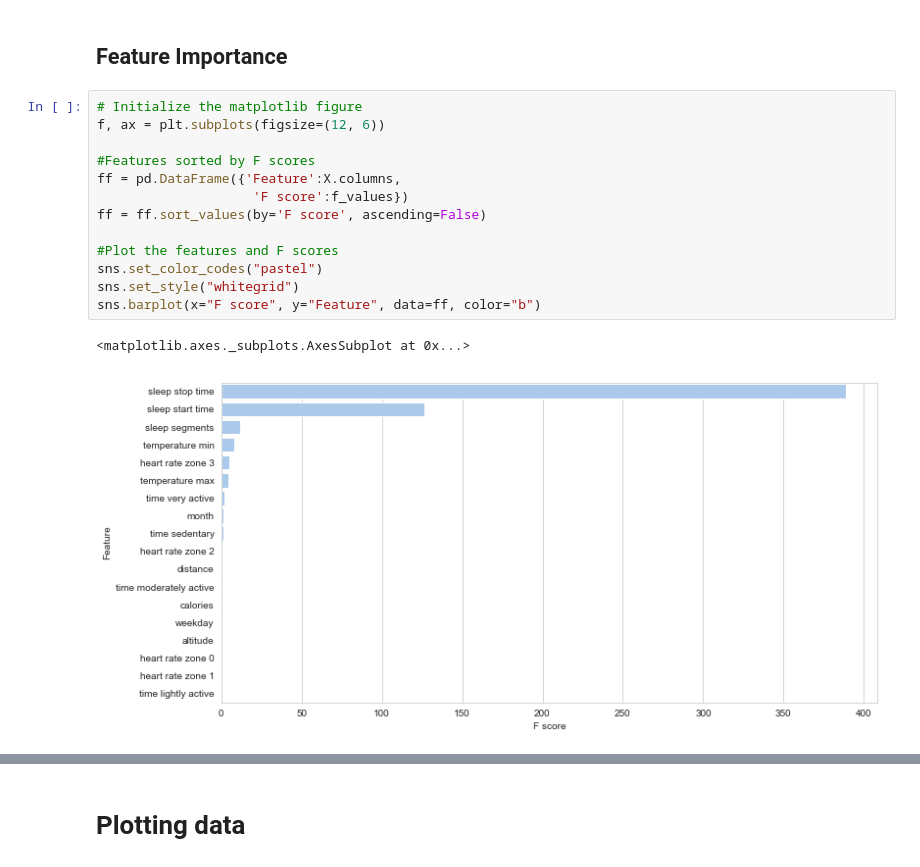
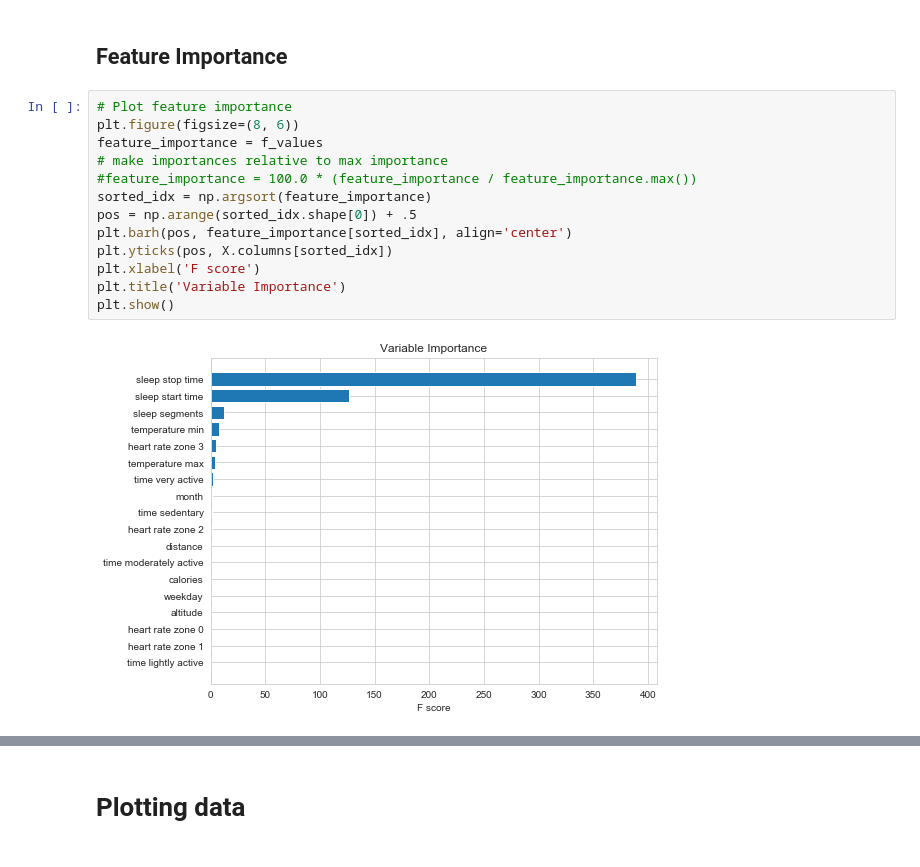
Before and after one commit to Amita22/Machine-Learning-Fitbit-Sleep, a Jupyter notebook: analysis.ipynb, the cells around one changed output, grey strips where cells are left out. Drawn from its saved outputs; the diff is of its cells as text.

```diff
--- a/analysis.ipynb
+++ b/analysis.ipynb
@@ -390,18 +396,17 @@ f_values, p_values = f_regression(X, y)
 # %% [markdown]
 ## Feature Importance
-# %%
-# Initialize the matplotlib figure
-f, ax = plt.subplots(figsize=(12, 6))
-
-#Features sorted by F scores
-ff = pd.DataFrame({'Feature':X.columns,
-                    'F score':f_values})
-ff = ff.sort_values(by='F score', ascending=False)
-
-#Plot the features and F scores
-sns.set_color_codes("pastel")
-sns.set_style("whitegrid")
-sns.barplot(x="F score", y="Feature", data=ff, color="b")
-# %% [output]
-<matplotlib.axes._subplots.AxesSubplot at 0x...>
-[figure, removed]
+# %%
+# Plot feature importance
+plt.figure(figsize=(8, 6))
+feature_importance = f_values
+# make importances relative to max importance
+#feature_importance = 100.0 * (feature_importance / feature_importance.max())
+sorted_idx = np.argsort(feature_importance)
+pos = np.arange(sorted_idx.shape[0]) + .5
+plt.barh(pos, feature_importance[sorted_idx], align='center')
+plt.yticks(pos, X.columns[sorted_idx])
+plt.xlabel('F score')
+plt.title('Variable Importance')
+plt.show()
+# %% [output]
+[figure, added]
```
Also changed, not shown: parts of 11 cells of this notebook.
